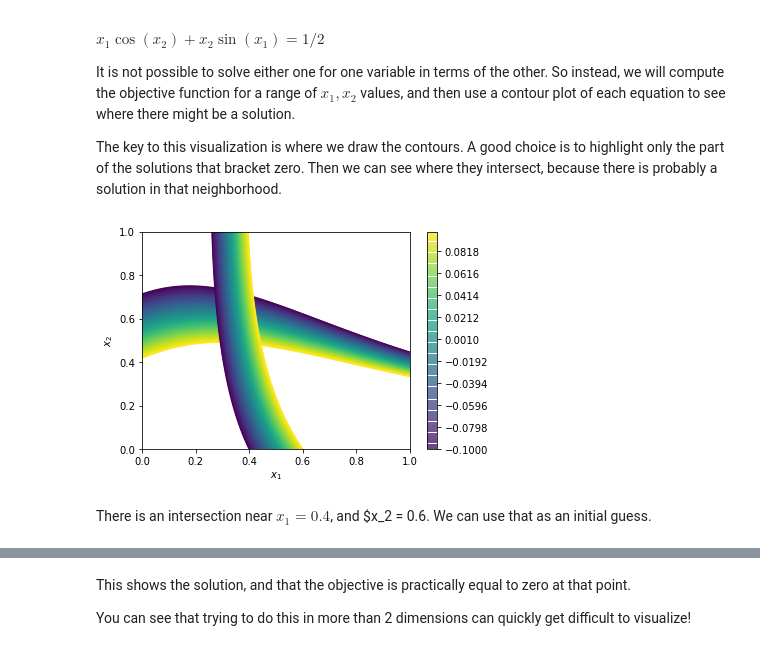
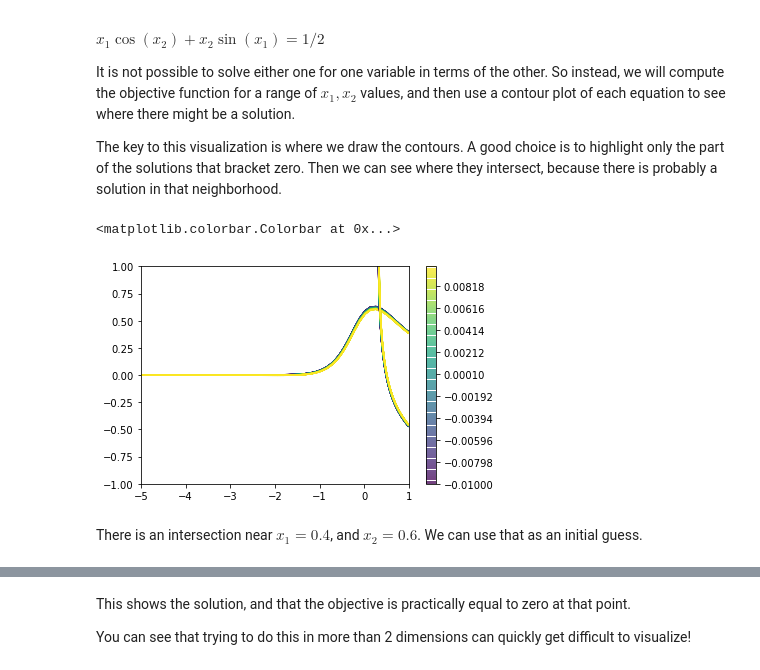
Before and after one commit to jkitchin/f18-06623, a Jupyter notebook: lectures/08-nla-2.ipynb, the cells around one changed output, grey strips where cells are left out. Cells and saved outputs as stored; diff of their text form; code cells hidden in the pictures.

```diff
--- a/lectures/08-nla-2.ipynb
+++ b/lectures/08-nla-2.ipynb
@@ -131,7 +169,7 @@ import numpy as np
 %matplotlib inline
 import matplotlib.pyplot as plt
 
-x = np.linspace(0, 4)
+x = np.linspace(-4, 4)
 
 y1 = x**2
 y2 = 8 - x**2
@@ -174,25 +213,26 @@ The key to this visualization is where we draw the contours. A good choice is to
 # %%
 def objective(X):
     x1, x2 = X
     z1 = np.exp(-np.exp(-(x1 + x2))) - x2 * (1 + x1**2)
     z2 = x1 * np.cos(x2) + x2 * np.sin(x1) - 0.5
     return np.array([z1, z2])
 
 
-x1 = np.linspace(0, 1)
-x2 = np.linspace(0, 1)
+x1 = np.linspace(-5, 1)
+x2 = np.linspace(-1, 1)
 
 X1, X2 = np.meshgrid(x1, x2)
 
 Z1, Z2 = objective([X1, X2])
 
-plt.contour(X1, X2, Z1, levels=np.linspace(-0.1, 0.1, 100))
-plt.contour(X1, X2, Z2, levels=np.linspace(-0.1, 0.1, 100))
-plt.xlabel('$x_1$')
-plt.ylabel('$x_2$')
+plt.contour(X1, X2, Z1, levels=np.linspace(-0.01, 0.01, 100))
+plt.contour(X1, X2, Z2, levels=np.linspace(-0.01, 0.01, 100))
+#plt.xlabel('$x_1$')
+#plt.ylabel('$x_2$')
 plt.colorbar()
 # %% [output]
+<matplotlib.colorbar.Colorbar at 0x...>
-[figure, old version]
+[figure, new version]
 # %% [markdown]
-There is an intersection near $x_1=0.4$, and $x\_2 = 0.6. We can use that as an initial guess.
+There is an intersection near $x_1=0.4$, and $x_2 = 0.6$. We can use that as an initial guess.
 # %%
```
Also changed, not shown: parts of 23 cells of this notebook.
